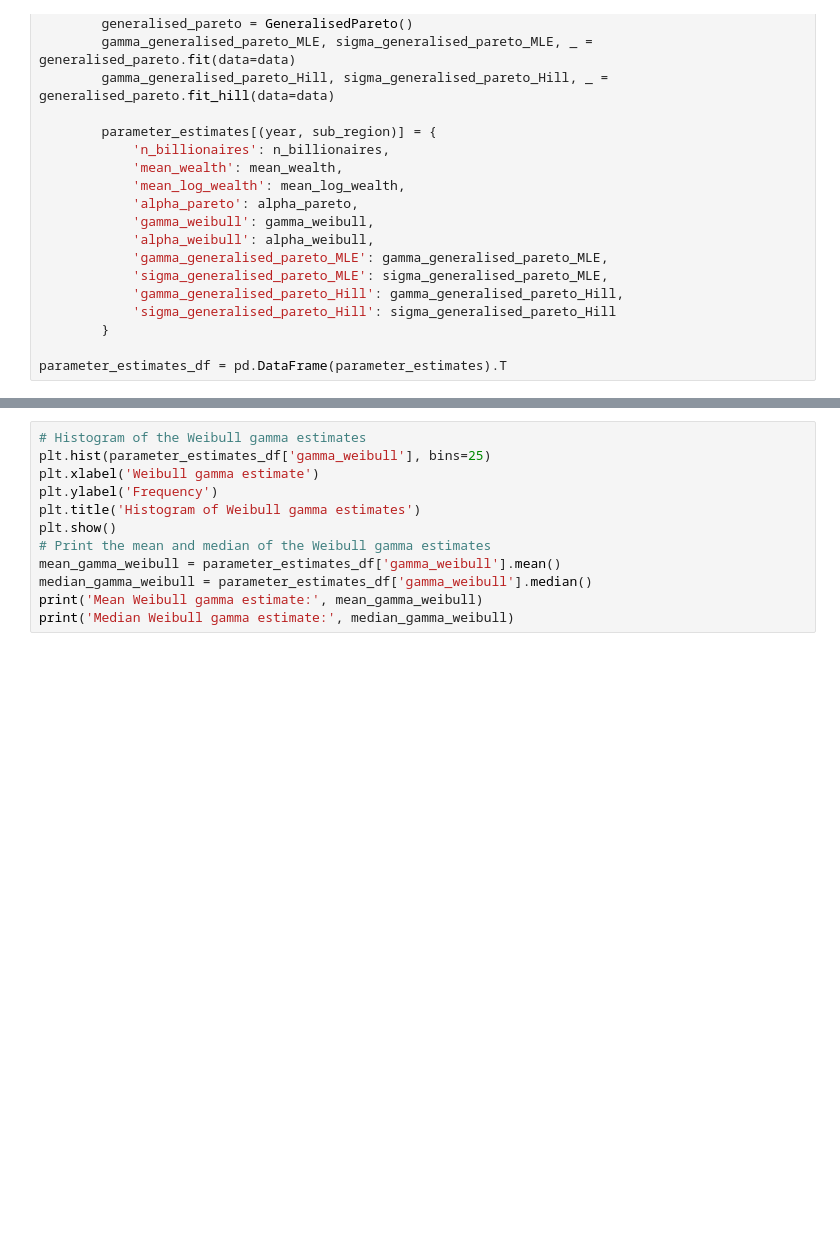
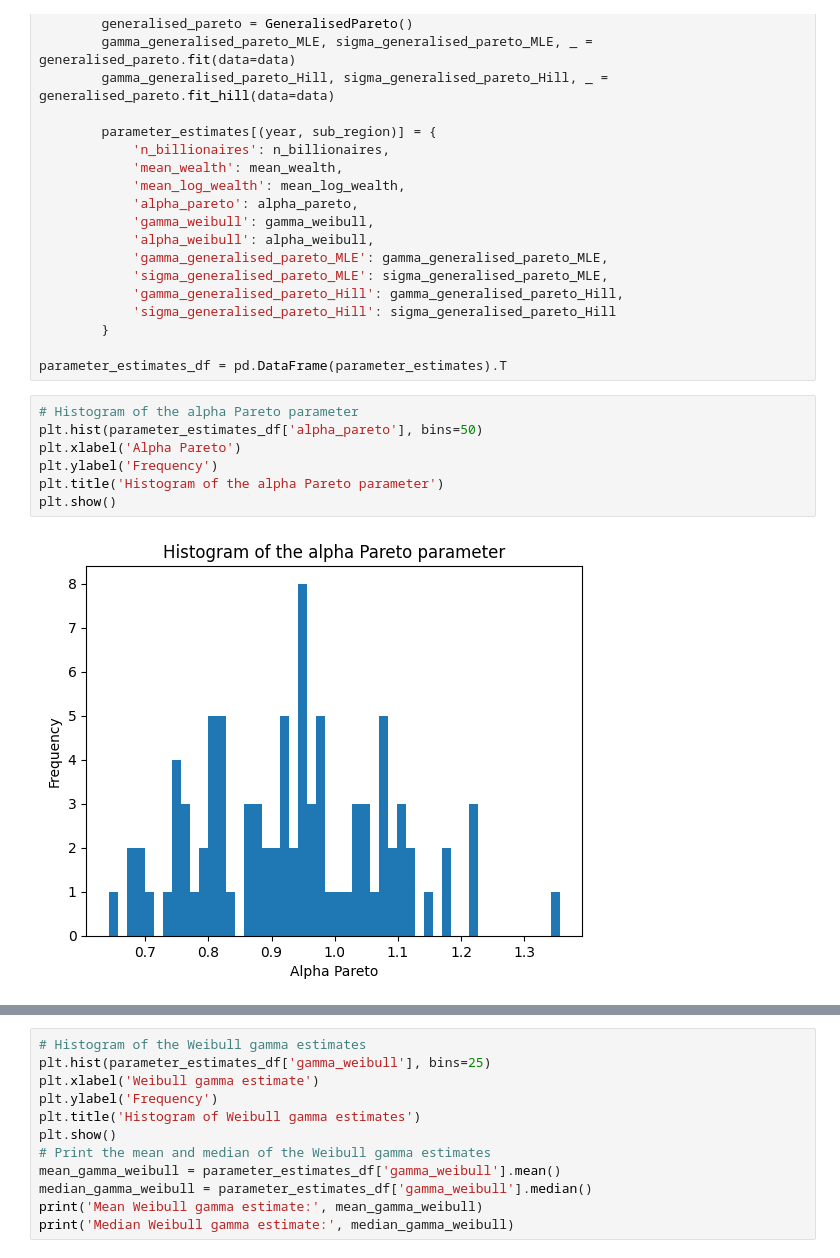
Before and after one commit to plhocker/top_wealth_thesis, a Jupyter notebook: Notebooks/models/frequentist_models.ipynb, the cells around one changed output, grey strips where cells are left out. Saved outputs shown, nothing was run; the diff lists cells and outputs as text; blank space fills up the shorter version.

```diff
--- a/Notebooks/models/frequentist_models.ipynb
+++ b/Notebooks/models/frequentist_models.ipynb
@@ -62,3 +63,12 @@ for year in years:
         }
 
 parameter_estimates_df = pd.DataFrame(parameter_estimates).T
+# %%
+# Histogram of the alpha Pareto parameter
+plt.hist(parameter_estimates_df['alpha_pareto'], bins=50)
+plt.xlabel('Alpha Pareto')
+plt.ylabel('Frequency')
+plt.title('Histogram of the alpha Pareto parameter')
+plt.show()
+# %% [output]
+[figure, added]
```
Also changed, not shown: parts of 5 cells of this notebook, 9 other files.
